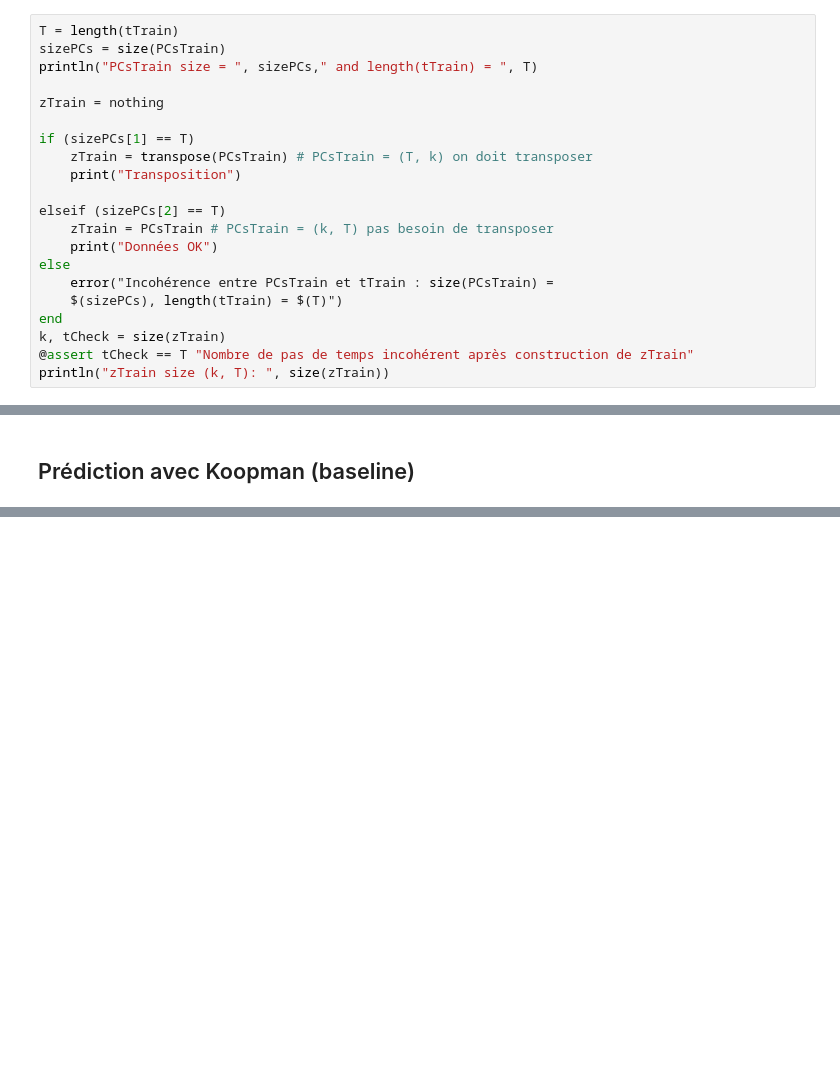
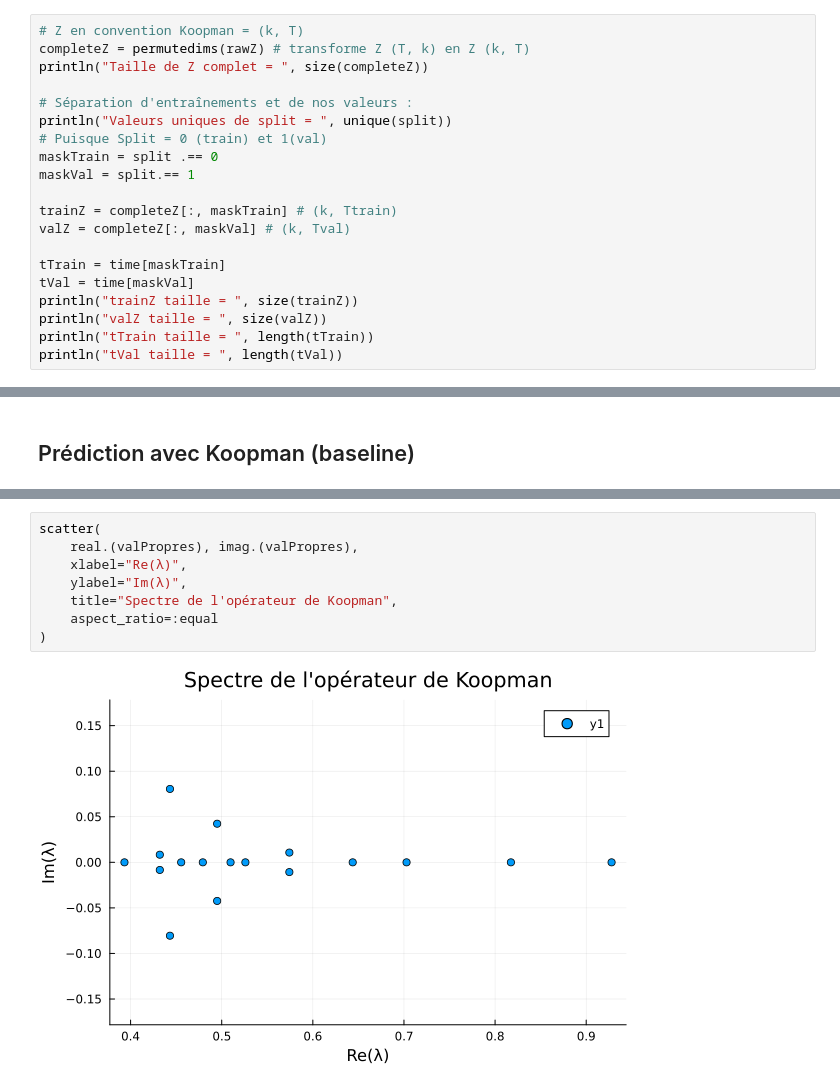
Before and after one commit to mkkuu/EnglishChannelSSTSciML, a Jupyter notebook: notebooks/sciML/20koopman.ipynb, the cells around one changed output, grey strips where cells are left out. Cells and saved outputs as stored; diff of their text form; blank space fills up the shorter version.

```diff
--- a/notebooks/sciML/20koopman.ipynb
+++ b/notebooks/sciML/20koopman.ipynb
@@ -34,21 +65,20 @@ std = data["std"] # Ecart-type de chaque mode PCA
 # %%
-T = length(tTrain)
-sizePCs = size(PCsTrain)
-println("PCsTrain size = ", sizePCs," and length(tTrain) = ", T)
+# Z en convention Koopman = (k, T)
+completeZ = permutedims(rawZ) # transforme Z (T, k) en Z (k, T)
+println("Taille de Z complet = ", size(completeZ))
 
-zTrain = nothing
+# Séparation d'entraînements et de nos valeurs :
+println("Valeurs uniques de split = ", unique(split))
+# Puisque Split = 0 (train) et 1(val)
+maskTrain = split .== 0
+maskVal = split.== 1
 
-if (sizePCs[1] == T)
-    zTrain = transpose(PCsTrain) # PCsTrain = (T, k) on doit transposer
-    print("Transposition")
+trainZ = completeZ[:, maskTrain] # (k, Ttrain)
+valZ = completeZ[:, maskVal] # (k, Tval)
 
-elseif (sizePCs[2] == T)
-    zTrain = PCsTrain # PCsTrain = (k, T) pas besoin de transposer
-    print("Données OK")
-else
-    error("Incohérence entre PCsTrain et tTrain : size(PCsTrain) =
-    $(sizePCs), length(tTrain) = $(T)")
-end
-k, tCheck = size(zTrain)
-@assert tCheck == T "Nombre de pas de temps incohérent après construction de zTrain"
-println("zTrain size (k, T): ", size(zTrain))
+tTrain = time[maskTrain]
+tVal = time[maskVal]
+println("trainZ taille = ", size(trainZ))
+println("valZ taille = ", size(valZ))
+println("tTrain taille = ", length(tTrain))
+println("tVal taille = ", length(tVal))
@@ -180,0 +208,10 @@ Float32[0.0, 0.5881988, 1.2120327, 0.99952126, 0.9884687]
+# %%
+scatter(
+    real.(valPropres), imag.(valPropres),
+    xlabel="Re(λ)",
+    ylabel="Im(λ)",
+    title="Spectre de l'opérateur de Koopman",
+    aspect_ratio=:equal
+)
+# %% [output]
+[figure, added]
```
Also changed, not shown: parts of 10 cells of this notebook, 2 other files.
